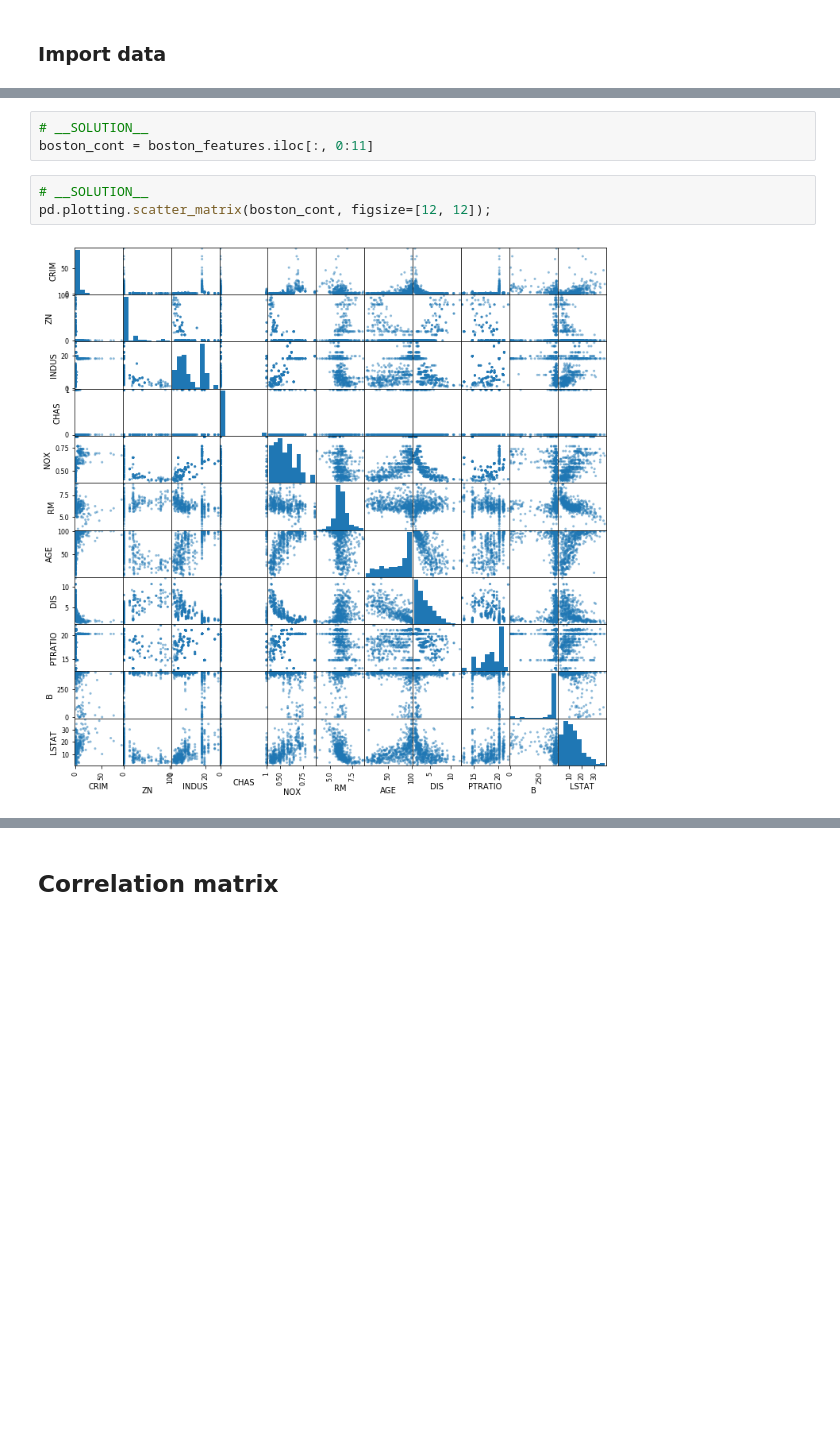
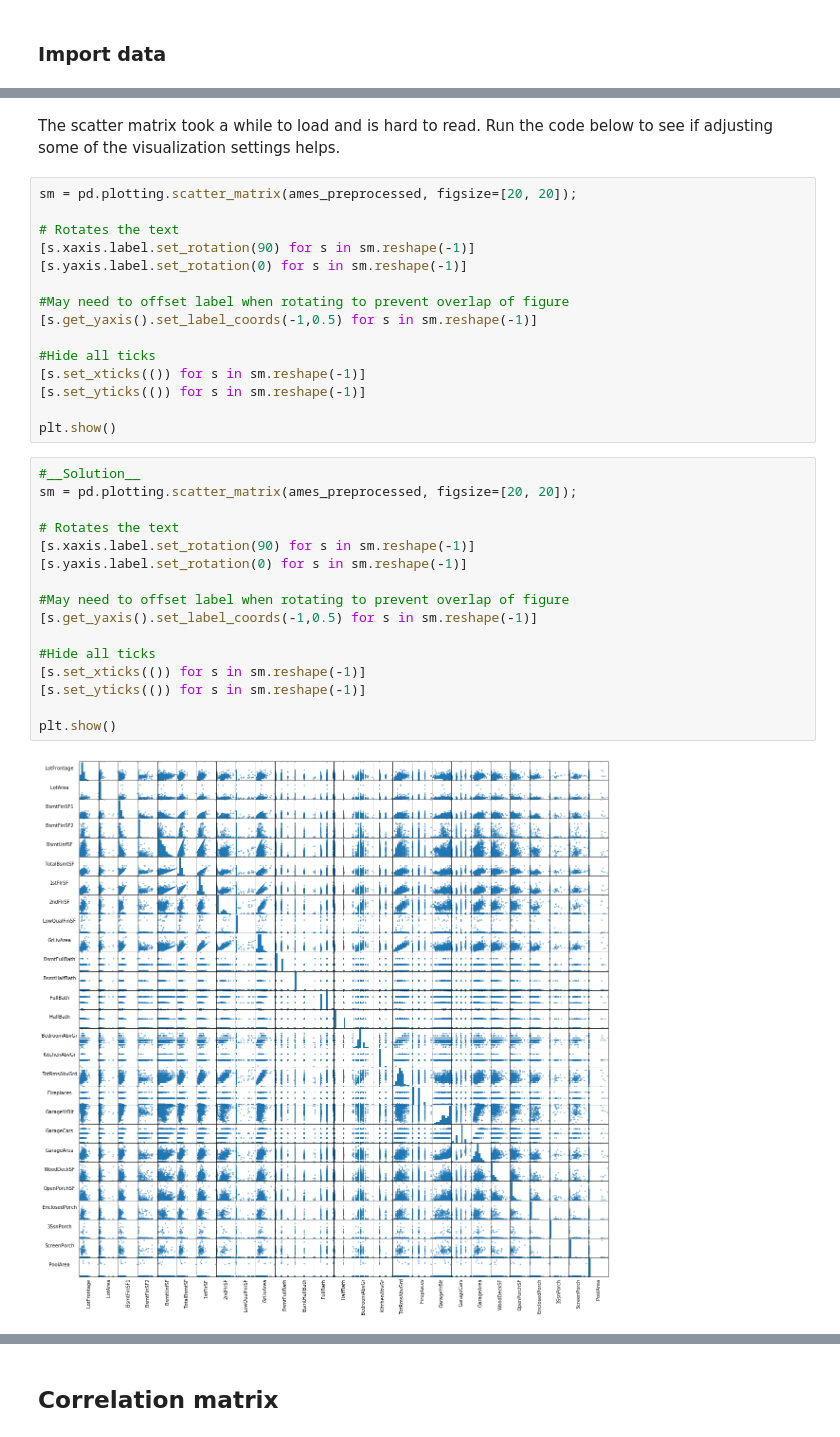
Before and after one commit to learn-co-curriculum/dsc-multicollinearity-of-features-lab, a Jupyter notebook: index.ipynb, the cells around one changed output, grey strips where cells are left out. Drawn from its saved outputs; the diff is of its cells as text; blank space fills up the shorter version.

```diff
--- a/index.ipynb
+++ b/index.ipynb
@@ -74,8 +81,35 @@ This took a while to load. Not surprisingly, the categorical variables didn't re
-# %%
-# __SOLUTION__
-boston_cont = boston_features.iloc[:, 0:11]
-# %%
-# __SOLUTION__
-pd.plotting.scatter_matrix(boston_cont, figsize=[12, 12]);
-# %% [output]
-[figure, removed]
+# %% [markdown]
+The scatter matrix took a while to load and is hard to read. Run the code below to see if adjusting some of the visualization settings helps.
+# %%
+sm = pd.plotting.scatter_matrix(ames_preprocessed, figsize=[20, 20]);
+
+# Rotates the text
+[s.xaxis.label.set_rotation(90) for s in sm.reshape(-1)]
+[s.yaxis.label.set_rotation(0) for s in sm.reshape(-1)]
+
+#May need to offset label when rotating to prevent overlap of figure
+[s.get_yaxis().set_label_coords(-1,0.5) for s in sm.reshape(-1)]
+
+#Hide all ticks
+[s.set_xticks(()) for s in sm.reshape(-1)]
+[s.set_yticks(()) for s in sm.reshape(-1)]
+
+plt.show()
+# %%
+#__Solution__
+sm = pd.plotting.scatter_matrix(ames_preprocessed, figsize=[20, 20]);
+
+# Rotates the text
+[s.xaxis.label.set_rotation(90) for s in sm.reshape(-1)]
+[s.yaxis.label.set_rotation(0) for s in sm.reshape(-1)]
+
+#May need to offset label when rotating to prevent overlap of figure
+[s.get_yaxis().set_label_coords(-1,0.5) for s in sm.reshape(-1)]
+
+#Hide all ticks
+[s.set_xticks(()) for s in sm.reshape(-1)]
+[s.set_yticks(()) for s in sm.reshape(-1)]
+
+plt.show()
+# %% [output]
+[figure, added]
```
Also changed, not shown: parts of 35 cells of this notebook, 1 other file.
